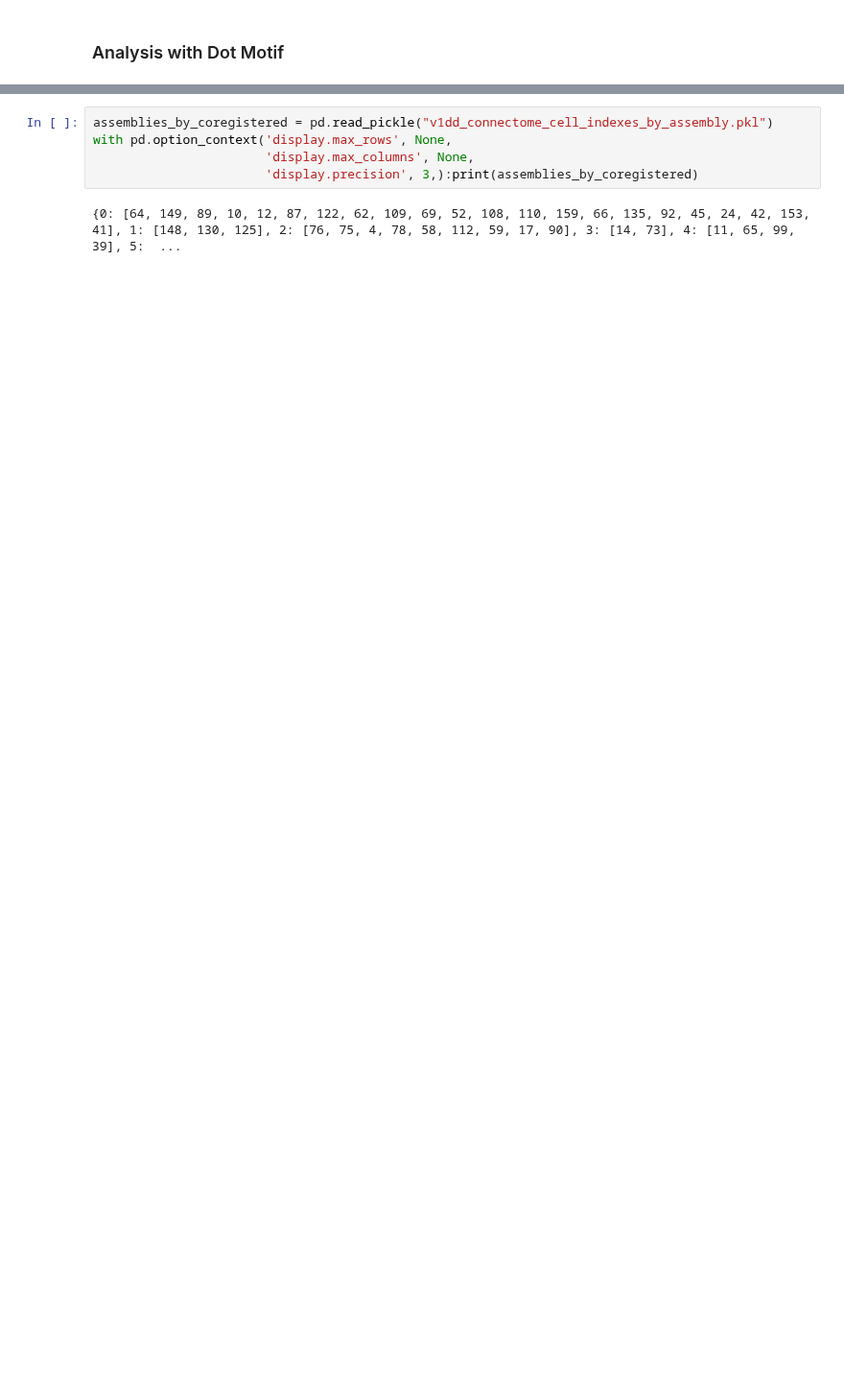
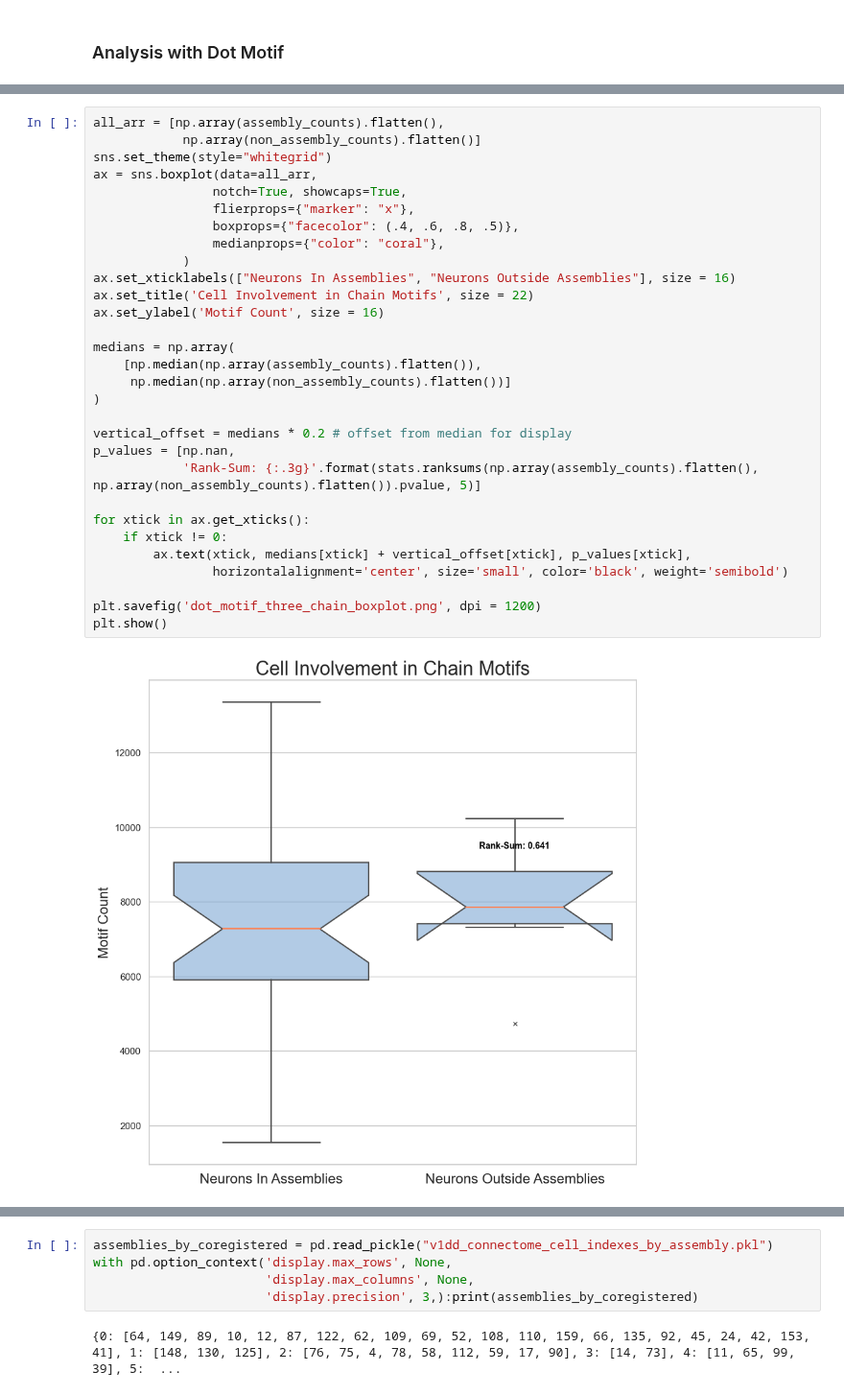
Before and after one commit to Jawagnercarena/Assembly_Organization, a Jupyter notebook: AssemblyPaperFigures/FigureCode/Figure5/Figure5.ipynb, the cells around one changed output, grey strips where cells are left out. Shown at 96% size. Drawn from its saved outputs; the diff is of its cells as text; blank space fills up the shorter version.

```diff
--- a/AssemblyPaperFigures/FigureCode/Figure5/Figure5.ipynb
+++ b/AssemblyPaperFigures/FigureCode/Figure5/Figure5.ipynb
@@ -876,0 +1224,32 @@ plt.show()
+# %%
+all_arr = [np.array(assembly_counts).flatten(),
+            np.array(non_assembly_counts).flatten()]
+sns.set_theme(style="whitegrid")
+ax = sns.boxplot(data=all_arr,
+                notch=True, showcaps=True,
+                flierprops={"marker": "x"},
+                boxprops={"facecolor": (.4, .6, .8, .5)},
+                medianprops={"color": "coral"},
+            )
+ax.set_xticklabels(["Neurons In Assemblies", "Neurons Outside Assemblies"], size = 16)
+ax.set_title('Cell Involvement in Chain Motifs', size = 22)
+ax.set_ylabel('Motif Count', size = 16)
+
+medians = np.array(
+    [np.median(np.array(assembly_counts).flatten()),
+     np.median(np.array(non_assembly_counts).flatten())]
+)
+
+vertical_offset = medians * 0.2 # offset from median for display
+p_values = [np.nan,
+            'Rank-Sum: {:.3g}'.format(stats.ranksums(np.array(assembly_counts).flatten(), np.array(non_assembly_counts).flatten()).pvalue, 5)]
+
+for xtick in ax.get_xticks():
+    if xtick != 0:
+        ax.text(xtick, medians[xtick] + vertical_offset[xtick], p_values[xtick],
+                horizontalalignment='center', size='small', color='black', weight='semibold')
+
+plt.savefig('dot_motif_three_chain_boxplot.png', dpi = 1200)
+plt.show()
+# %% [output]
+[figure, added]
```
Also changed, not shown: parts of 29 cells of this notebook, 14 other files.
